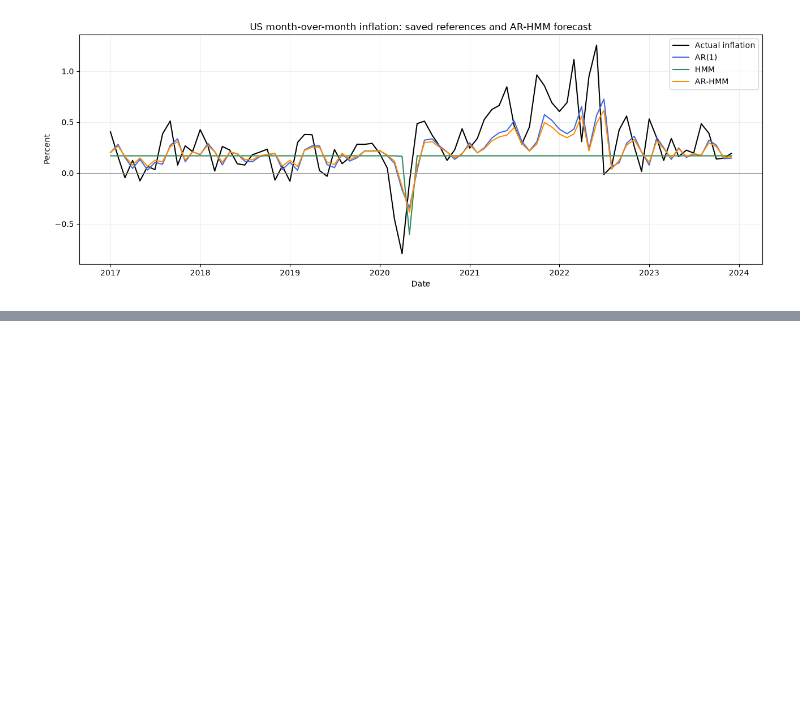
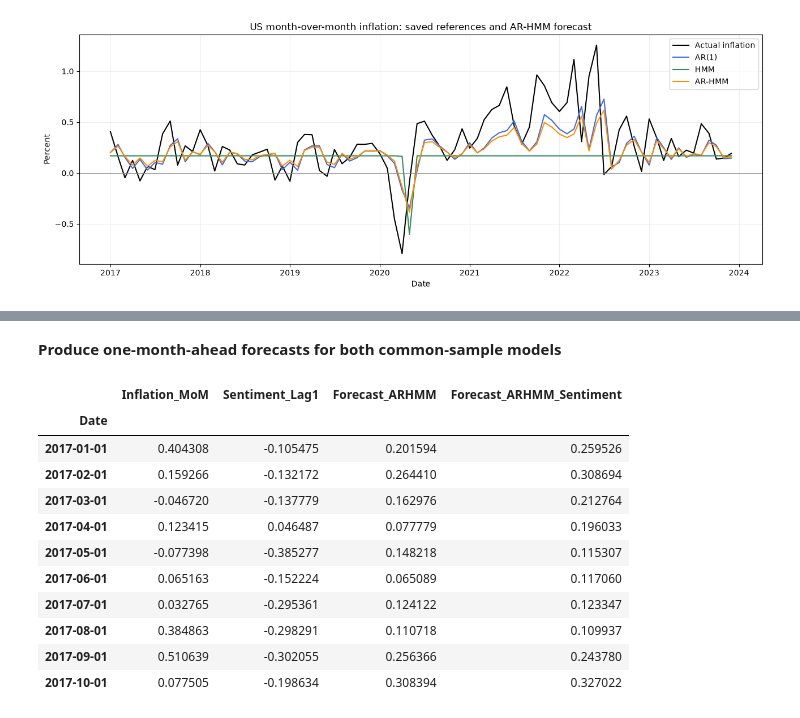
Before and after one commit to zahra-ynp/Thesis, a Jupyter notebook: modelling/notebooks/learning/05_AR_HMM.ipynb, the cells around one changed output, grey strips where cells are left out. Cells and saved outputs as stored; diff of their text form; code cells hidden in the pictures; blank space fills up the shorter version.

```diff
--- a/modelling/notebooks/learning/05_AR_HMM.ipynb
+++ b/modelling/notebooks/learning/05_AR_HMM.ipynb
@@ -355,0 +415,17 @@ plt.show()
+# %%
+# New AR-HMM extension: previous inflation plus previous news sentiment.
+np.random.seed(42)
+sentiment_arhmm_model = sm.tsa.MarkovRegression(
+    sentiment_train['Inflation_MoM'],
+    k_regimes=N_STATES,
+    trend='c',
+    exog=sentiment_train[['Inflation_Lag1', 'Sentiment_Lag1']],
+    switching_exog=True,
+    switching_variance=False,
+)
+sentiment_arhmm_result = sentiment_arhmm_model.fit(
+    disp=False, maxiter=2500, search_reps=40
+)
+
+print('AR-HMM + sentiment converged:',
+      sentiment_arhmm_result.mle_retvals.get('converged', False))
@@ -355,0 +462,60 @@ plt.show()
+# %% [markdown]
+**Produce one-month-ahead forecasts for both common-sample models**
+# %%
+# Reuse the original AR-HMM forecasts already produced above.
+sentiment_test['Forecast_ARHMM'] = test['Forecast_ARHMM'].to_numpy()
+
+# Produce forecasts only for the new sentiment model.
+sentiment_filtered_probability = (
+    sentiment_arhmm_result.filtered_marginal_probabilities.iloc[-1].to_numpy()
+)
+sentiment_forecasts = []
+
+for actual, lagged_inflation, lagged_sentiment in sentiment_test[[
+    'Inflation_MoM', 'Inflation_Lag1', 'Sentiment_Lag1'
+]].to_numpy():
+    predicted_probability = (
+        sentiment_transition @ sentiment_filtered_probability
+    )
+    state_forecasts = (
+        sentiment_constants
+        + sentiment_phis * lagged_inflation
+        + sentiment_betas * lagged_sentiment
+    )
+    sentiment_forecasts.append(
+        float(predicted_probability @ state_forecasts)
+    )
+
+    likelihood = (
+        np.exp(
+            -0.5 * (actual - state_forecasts) ** 2 / sentiment_variance
+        )
+        / np.sqrt(2 * np.pi * sentiment_variance)
+    )
+    updated_probability = predicted_probability * likelihood
+    if updated_probability.sum() > 0:
+        sentiment_filtered_probability = (
+            updated_probability / updated_probability.sum()
+        )
+    else:
+        sentiment_filtered_probability = predicted_probability
+
+sentiment_test['Forecast_ARHMM_Sentiment'] = sentiment_forecasts
+
+sentiment_test[[
+    'Inflation_MoM', 'Sentiment_Lag1',
+    'Forecast_ARHMM', 'Forecast_ARHMM_Sentiment'
+]].head(10)
+# %% [output]
+|  | Inflation_MoM | Sentiment_Lag1 | Forecast_ARHMM | Forecast_ARHMM_Sentiment |
+| Date |  |  |  |  |
+| 2017-01-01 | 0.404308 | -0.105475 | 0.201594 | 0.259526 |
+| 2017-02-01 | 0.159266 | -0.132172 | 0.264410 | 0.308694 |
+| 2017-03-01 | -0.046720 | -0.137779 | 0.162976 | 0.212764 |
+| 2017-04-01 | 0.123415 | 0.046487 | 0.077779 | 0.196033 |
+| 2017-05-01 | -0.077398 | -0.385277 | 0.148218 | 0.115307 |
+| 2017-06-01 | 0.065163 | -0.152224 | 0.065089 | 0.117060 |
+| 2017-07-01 | 0.032765 | -0.295361 | 0.124122 | 0.123347 |
+| 2017-08-01 | 0.384863 | -0.298291 | 0.110718 | 0.109937 |
+| 2017-09-01 | 0.510639 | -0.302055 | 0.256366 | 0.243780 |
+| 2017-10-01 | 0.077505 | -0.198634 | 0.308394 | 0.327022 |
```
Also changed, not shown: parts of 12 cells of this notebook, 3 other files.
